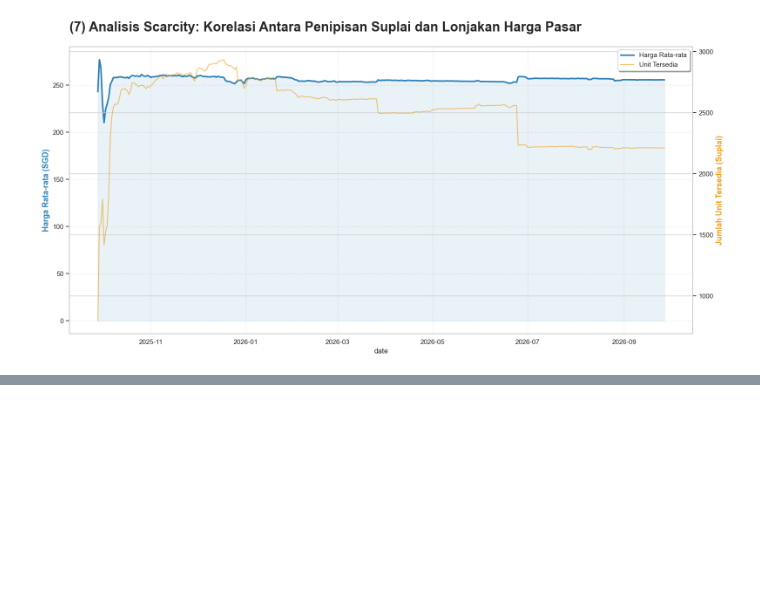
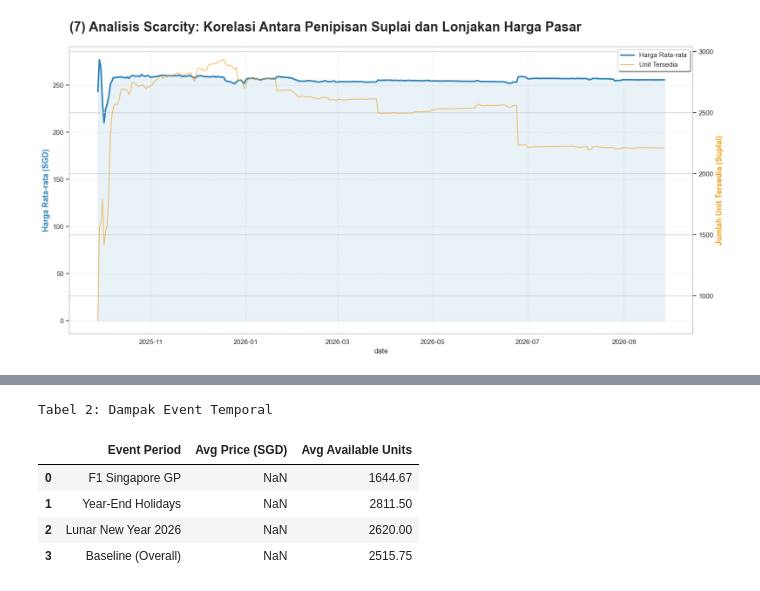
Before and after one commit to gacoanphilia/redo-tsdw, a Jupyter notebook: notebooks/final_project.ipynb, the cells around one changed output, grey strips where cells are left out. Saved outputs shown, nothing was run; the diff lists cells and outputs as text; code cells hidden in the pictures; blank space fills up the shorter version.

```diff
--- a/notebooks/final_project.ipynb
+++ b/notebooks/final_project.ipynb
@@ -655,0 +725,50 @@ plt.show()
+# %%
+if 'price_final' not in calendar_gz.columns:
+    if 'price' in calendar_gz.columns:
+        calendar_gz.rename(columns={'price': 'price_final'}, inplace=True)
+    else:
+        raise KeyError("Kolom harga tidak ditemukan di calendar_gz. Cek nama kolom Anda.")
+
+if calendar_gz['price_final'].dtype == 'object':
+    calendar_gz['price_final'] = calendar_gz['price_final'].str.replace('$', '').str.replace(',', '').astype(float)
+
+calendar_gz['date'] = pd.to_datetime(calendar_gz['date'], errors='coerce')
+calendar_avail = calendar_gz[calendar_gz['available'] == 't'].copy()
+
+events = {
+    'F1 Singapore GP': ('2025-10-03', '2025-10-05'),
+    'Year-End Holidays': ('2025-12-20', '2026-01-02'),
+    'Lunar New Year 2026': ('2026-02-15', '2026-02-22'),
+    'Baseline (Overall)': (calendar_avail['date'].min(), calendar_avail['date'].max())
+}
+
+event_data = []
+for event_name, (start, end) in events.items():
+    ts_start, ts_end = pd.to_datetime(start), pd.to_datetime(end)
+    mask = (calendar_avail['date'] >= ts_start) & (calendar_avail['date'] <= ts_end)
+    subset = calendar_avail[mask]
+
+    if not subset.empty:
+        daily_supply = subset.groupby('date')['listing_id'].count()
+        event_data.append({
+            'Event Period': event_name,
+            'Avg Price (SGD)': subset['price_final'].mean(),
+            'Avg Available Units': daily_supply.mean()
+        })
+    else:
+        event_data.append({
+            'Event Period': event_name,
+            'Avg Price (SGD)': 0,
+            'Avg Available Units': 0
+        })
+
+table2 = pd.DataFrame(event_data).round(2)
+print("Tabel 2: Dampak Event Temporal")
+display(table2)
+# %% [output]
+Tabel 2: Dampak Event Temporal
+|  | Event Period | Avg Price (SGD) | Avg Available Units |
+| 0 | F1 Singapore GP | NaN | 1644.67 |
+| 1 | Year-End Holidays | NaN | 2811.50 |
+| 2 | Lunar New Year 2026 | NaN | 2620.00 |
+| 3 | Baseline (Overall) | NaN | 2515.75 |
```
Also changed, not shown: parts of 4 cells of this notebook, 1 other file.
